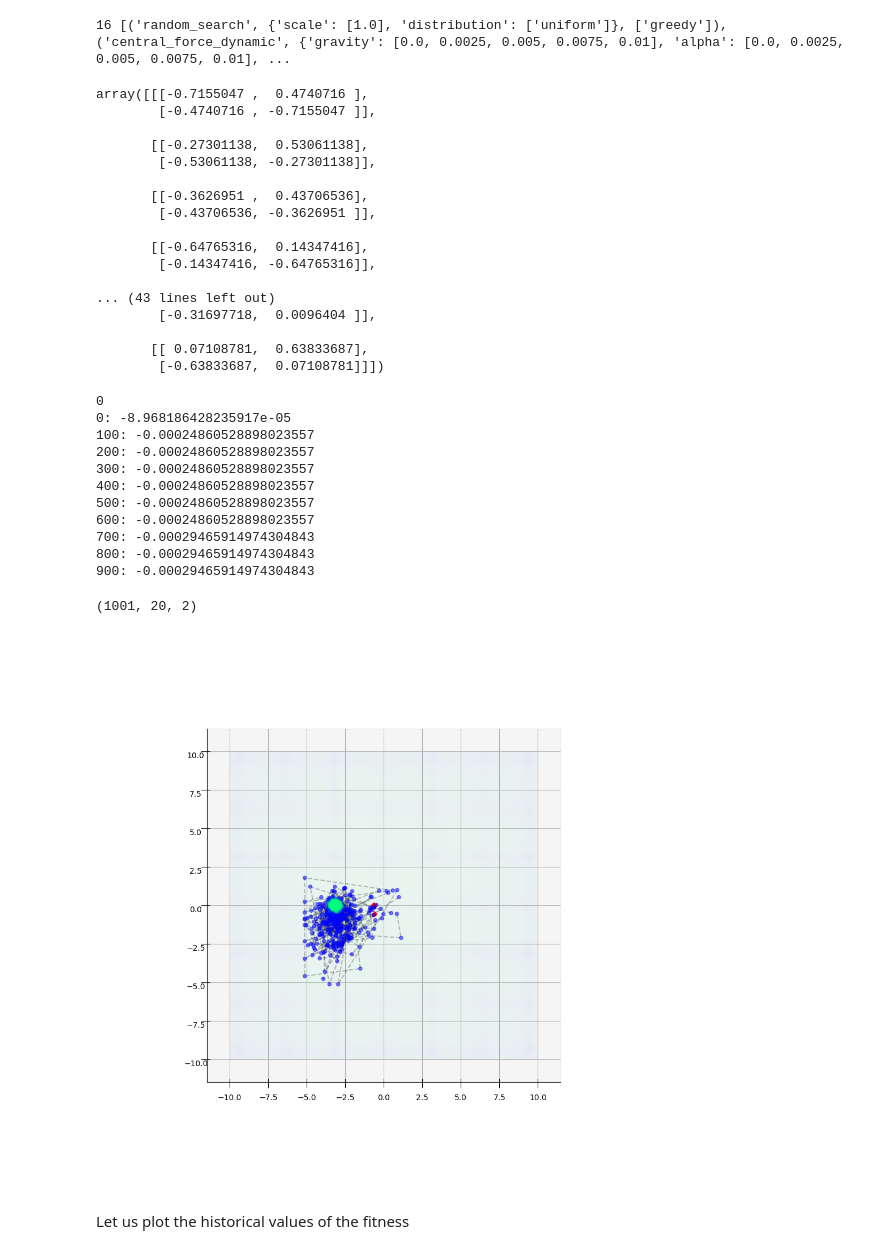
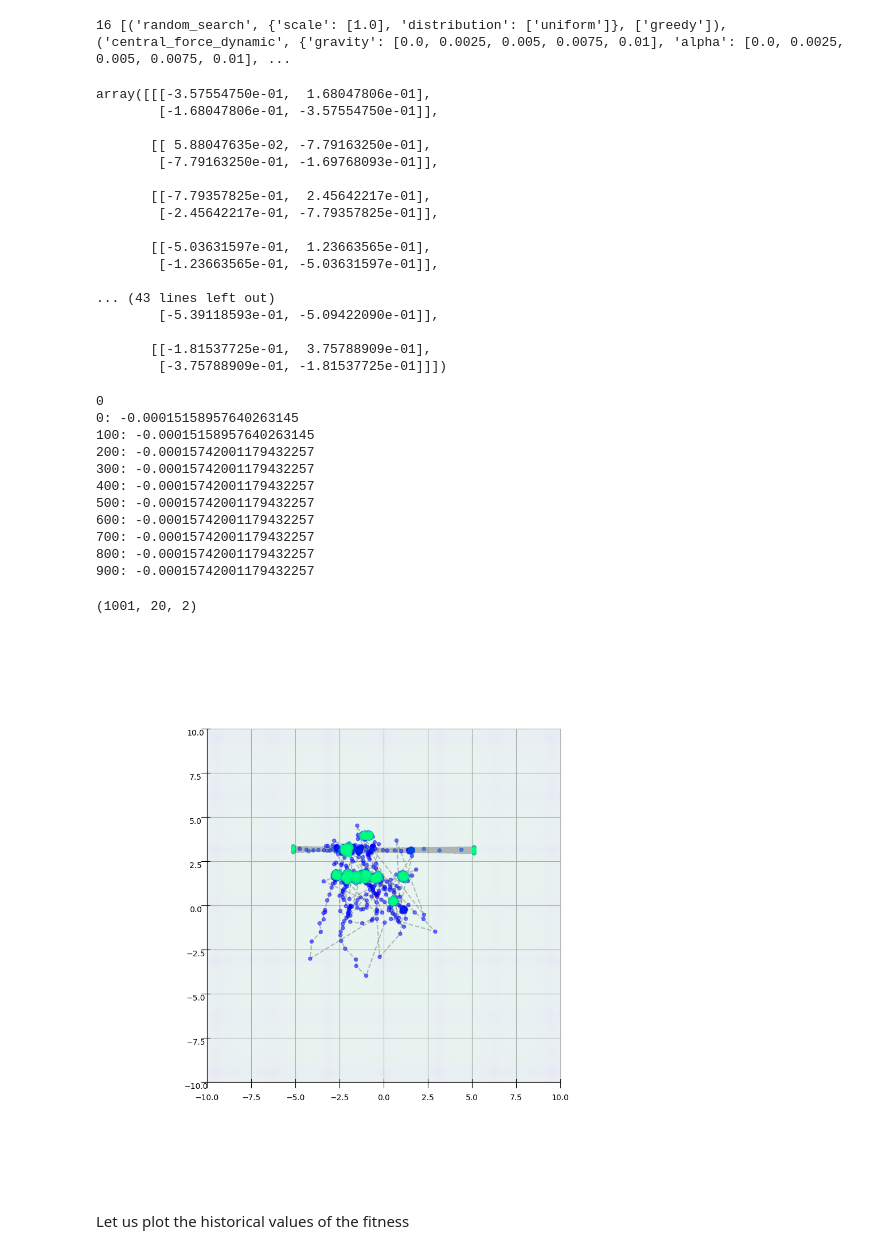
Before and after one commit to jcrvz/customhys, a Jupyter notebook: examples/quickTest.ipynb, the cells around one changed output. Drawn from its saved outputs; the diff is of its cells as text; code cells hidden in the pictures.

```diff
--- a/examples/quickTest.ipynb
+++ b/examples/quickTest.ipynb
@@ -48,27 +48,27 @@ num_dimensions = 2
 matrices, mask = op.generate_mixed_matrices(
     dim=num_dimensions,
     n=num_agents,
-    stable_ratio=1.0,
+    stable_ratio=0.95,
 )
 matrices
 # %% [output]
-array([[[-0.7155047 ,  0.4740716 ],
-        [-0.4740716 , -0.7155047 ]],
+array([[[-3.57554750e-01,  1.68047806e-01],
+        [-1.68047806e-01, -3.57554750e-01]],
 
-       [[-0.27301138,  0.53061138],
-        [-0.53061138, -0.27301138]],
+       [[ 5.88047635e-02, -7.79163250e-01],
+        [-7.79163250e-01, -1.69768093e-01]],
 
-       [[-0.3626951 ,  0.43706536],
-        [-0.43706536, -0.3626951 ]],
+       [[-7.79357825e-01,  2.45642217e-01],
+        [-2.45642217e-01, -7.79357825e-01]],
 
-       [[-0.64765316,  0.14347416],
-        [-0.14347416, -0.64765316]],
+       [[-5.03631597e-01,  1.23663565e-01],
+        [-1.23663565e-01, -5.03631597e-01]],
 
 ... (43 lines left out)
-        [-0.31697718,  0.0096404 ]],
+        [-5.39118593e-01, -5.09422090e-01]],
 
-       [[ 0.07108781,  0.63833687],
-        [-0.63833687,  0.07108781]]])
+       [[-1.81537725e-01,  3.75788909e-01],
+        [-3.75788909e-01, -1.81537725e-01]]])
 # %%
 fun = bf.CrossLegTable(num_dimensions)
 
@@ -98,8 +98,8 @@ for iteration in iterations:
     # exec(op_to_exect)
     # op.central_force_dynamic(pop, alpha=0.9, beta=0.45)
     op.linear_system(pop, matrices,
-                     dt=0.01,
-                     offset="subpopmean",
+                     dt=0.1,
+                     offset="particularbest", # subpopmean | globalbest
                      noise=0.01
                      ) # subpopmean | globalbest
 
@@ -110,7 +110,7 @@ for iteration in iterations:
     # selector = list(np.random.choice(
     #     ['direct', 'greedy', 'probabilistic'],
     #     pop.num_agents))
-    selector = 'probabilistic'
+    selector = 'greedy'
 
     # Update the positions
     pop.update_positions(level='population', selector=selector)
@@ -127,16 +127,16 @@ for iteration in iterations:
         print(f"{iteration}: {pop.global_best_fitness}")
 # %% [output]
 0
-0: -8.968186428235917e-05
-100: -0.00024860528898023557
-200: -0.00024860528898023557
-300: -0.00024860528898023557
-400: -0.00024860528898023557
-500: -0.00024860528898023557
-600: -0.00024860528898023557
-700: -0.00029465914974304843
-800: -0.00029465914974304843
-900: -0.00029465914974304843
+0: -0.00015158957640263145
+100: -0.00015158957640263145
+200: -0.00015742001179432257
+300: -0.00015742001179432257
+400: -0.00015742001179432257
+500: -0.00015742001179432257
+600: -0.00015742001179432257
+700: -0.00015742001179432257
+800: -0.00015742001179432257
+900: -0.00015742001179432257
 # %%
 pos_vec = np.asarray(positions)
 gbest_vec = np.asarray(gbests)
@@ -171,34 +171,36 @@ ax.zaxis.set_visible(False)
 for agent in range(num_agents):
     ax.plot(
         pos_vec[:, agent, 0],
         pos_vec[:, agent, 1],
         "k--", alpha=0.25
     )
 
 # Scatter each iteration at z = iteration, colored by the iteration index
 for iteration in range(max_iterations + 1):
     ax.scatter(
         pos_vec[iteration, :, 0],
         pos_vec[iteration, :, 1],
         np.full(pos_vec.shape[1], iteration),  # z = iteration for this layer
         c=np.full(pos_vec.shape[1], iteration),
         cmap=scalar_cmap, norm=norm,
         s=20, alpha=0.5, #edgecolors='none'
     )
 
     # global best marker at this iteration (plotted at same z)
 ax.plot(
     gbest_vec[:, 0],
     gbest_vec[:, 1],
     np.arange(1, gbest_vec.shape[0] + 1),
     'r--*', linewidth=1.5,
 )
 
 ax.view_init(elev, azim)
+ax.set_xlim([*space_constraints[0]])
+ax.set_ylim([*space_constraints[1]])
 plt.tight_layout()
 plt.show()
 # %% [output]
-[figure, old version]
+[figure, new version]
 # %% [markdown]
 Let us plot the historical values of the fitness
 # %%
```
Also changed, not shown: parts of 6 cells of this notebook, 34 other files.
